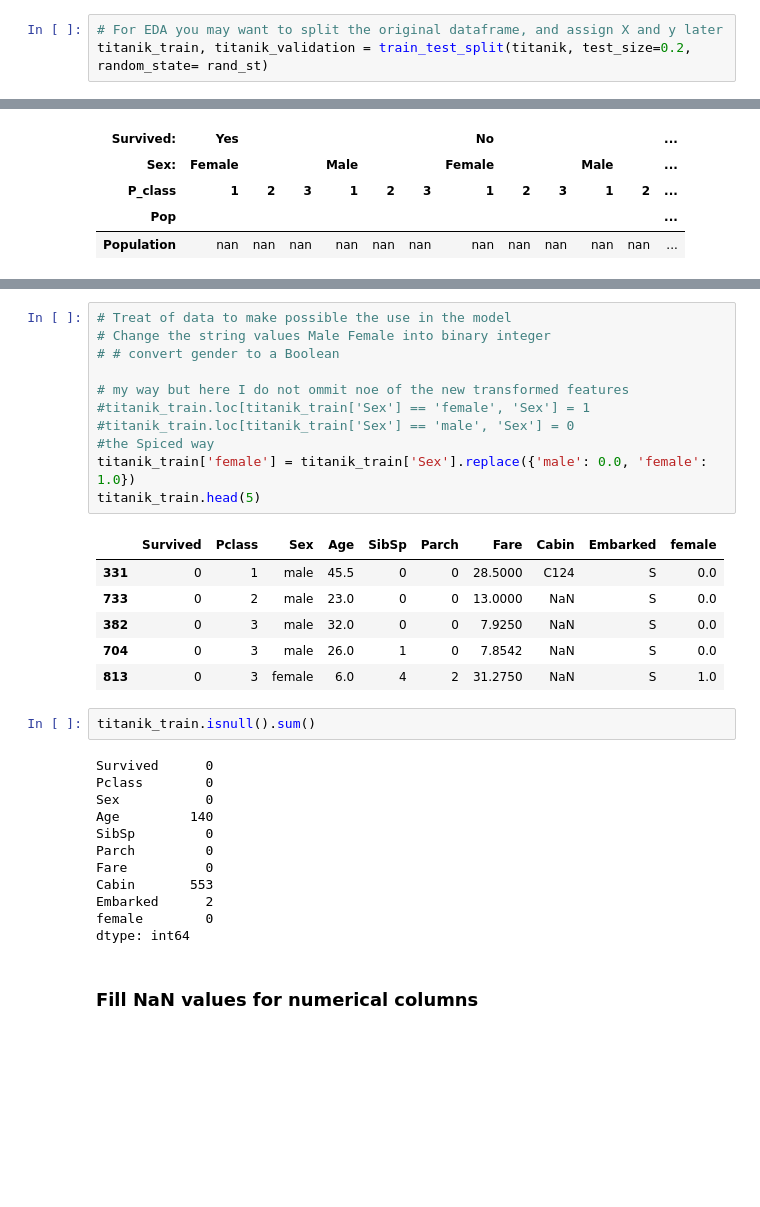
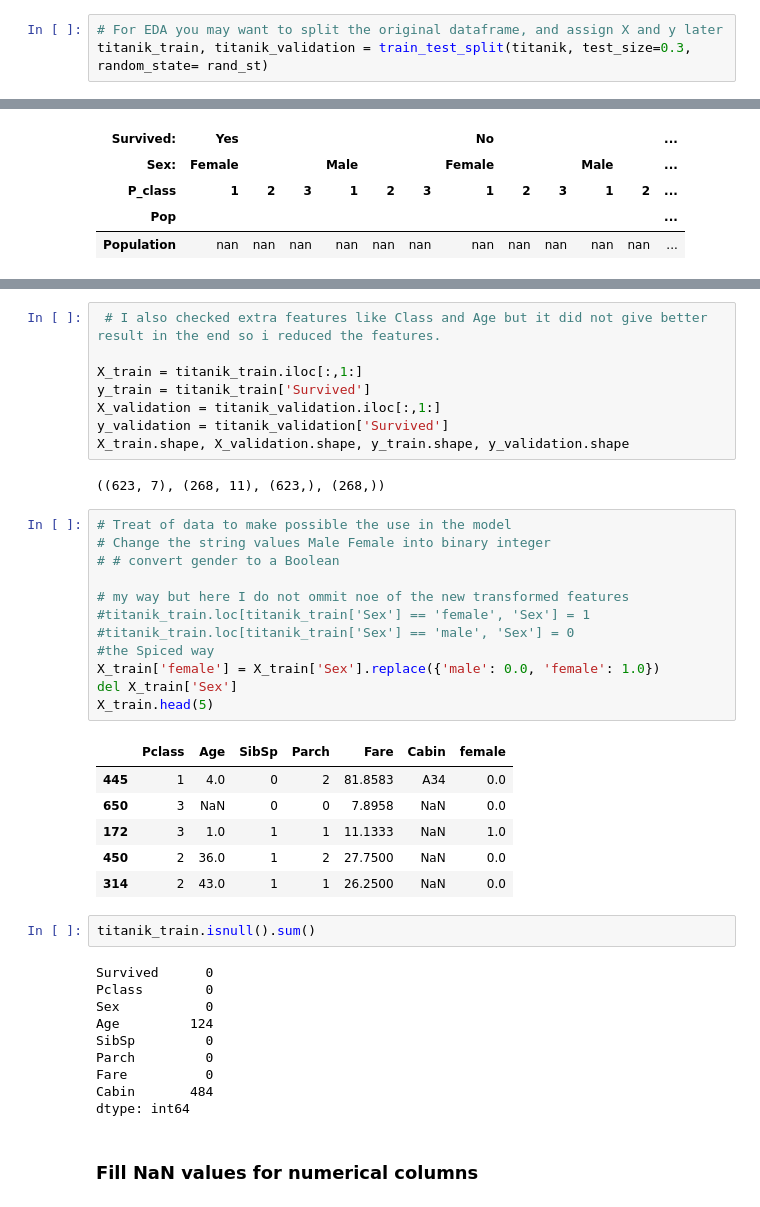
Before and after one commit to RosiNantis/Projects_from_Spiced_personal, a Jupyter notebook: Week_2/spiced_projects/Titanik_vers1.ipynb, the cells around one changed output, grey strips where cells are left out. Cells and saved outputs as stored; diff of their text form; blank space fills up the shorter version.

```diff
--- a/Week_2/spiced_projects/Titanik_vers1.ipynb
+++ b/Week_2/spiced_projects/Titanik_vers1.ipynb
@@ -40,6 +34,6 @@ del titanik['PassengerId']
 # %%
 # For EDA you may want to split the original dataframe, and assign X and y later
-titanik_train, titanik_validation = train_test_split(titanik, test_size=0.2, random_state= rand_st)
+titanik_train, titanik_validation = train_test_split(titanik, test_size=0.3, random_state= rand_st)
 # %% [markdown]
 EDA
 # %%
@@ -149,34 +158,43 @@ titanik_train1.style
+# %%
+ # I also checked extra features like Class and Age but it did not give better result in the end so i reduced the features.
+
+X_train = titanik_train.iloc[:,1:]
+y_train = titanik_train['Survived']
+X_validation = titanik_validation.iloc[:,1:]
+y_validation = titanik_validation['Survived']
+X_train.shape, X_validation.shape, y_train.shape, y_validation.shape
+# %% [output]
+((623, 7), (268, 11), (623,), (268,))
 # %%
 # Treat of data to make possible the use in the model
 # Change the string values Male Female into binary integer
 # # convert gender to a Boolean
 
 # my way but here I do not ommit noe of the new transformed features
 #titanik_train.loc[titanik_train['Sex'] == 'female', 'Sex'] = 1
 #titanik_train.loc[titanik_train['Sex'] == 'male', 'Sex'] = 0
 #the Spiced way
-titanik_train['female'] = titanik_train['Sex'].replace({'male': 0.0, 'female': 1.0})
-titanik_train.head(5)
+X_train['female'] = X_train['Sex'].replace({'male': 0.0, 'female': 1.0})
+del X_train['Sex']
+X_train.head(5)
 # %% [output]
-|  | Survived | Pclass | Sex | Age | SibSp | Parch | Fare | Cabin | Embarked | female |
-| 331 | 0 | 1 | male | 45.5 | 0 | 0 | 28.5000 | C124 | S | 0.0 |
-| 733 | 0 | 2 | male | 23.0 | 0 | 0 | 13.0000 | NaN | S | 0.0 |
-| 382 | 0 | 3 | male | 32.0 | 0 | 0 | 7.9250 | NaN | S | 0.0 |
-| 704 | 0 | 3 | male | 26.0 | 1 | 0 | 7.8542 | NaN | S | 0.0 |
-| 813 | 0 | 3 | female | 6.0 | 4 | 2 | 31.2750 | NaN | S | 1.0 |
+|  | Pclass | Age | SibSp | Parch | Fare | Cabin | female |
+| 445 | 1 | 4.0 | 0 | 2 | 81.8583 | A34 | 0.0 |
+| 650 | 3 | NaN | 0 | 0 | 7.8958 | NaN | 0.0 |
+| 172 | 3 | 1.0 | 1 | 1 | 11.1333 | NaN | 1.0 |
+| 450 | 2 | 36.0 | 1 | 2 | 27.7500 | NaN | 0.0 |
+| 314 | 2 | 43.0 | 1 | 1 | 26.2500 | NaN | 0.0 |
 # %%
 titanik_train.isnull().sum()
 # %% [output]
 Survived      0
 Pclass        0
 Sex           0
-Age         140
+Age         124
 SibSp         0
 Parch         0
 Fare          0
-Cabin       553
-Embarked      2
-female        0
+Cabin       484
 dtype: int64
 # %% [markdown]
 ### Fill NaN values for numerical columns
```
Also changed, not shown: parts of 76 cells of this notebook, 9 other files.
